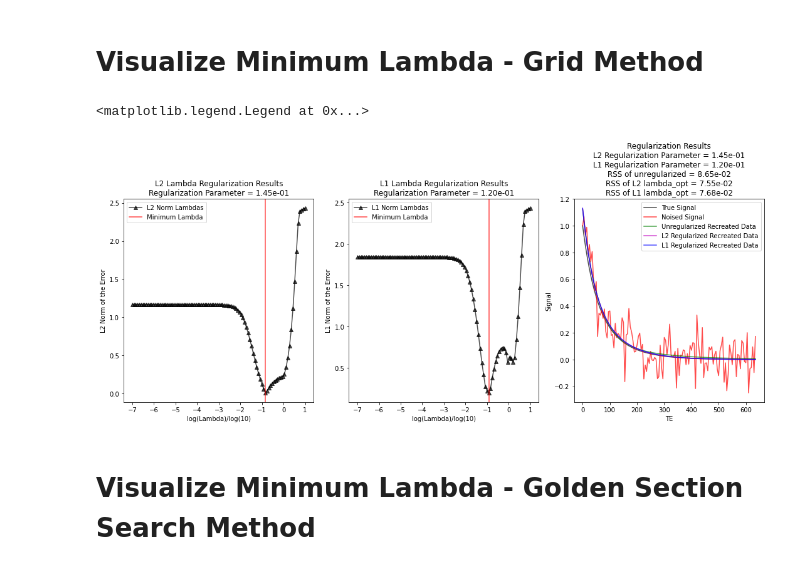
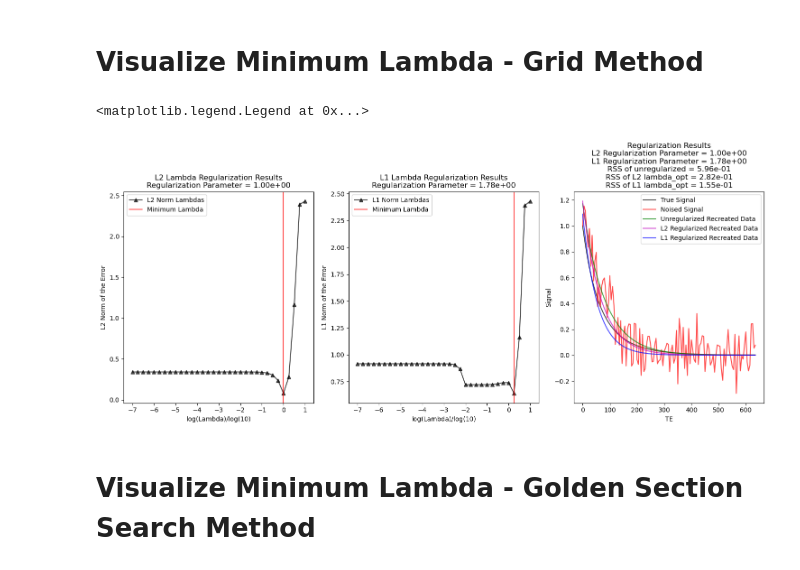
Before and after one commit to Griffin997/OptimalRegularizer, a Jupyter notebook: Generate_LambdaOpt.ipynb, the cells around one changed output. Saved outputs shown, nothing was run; the diff lists cells and outputs as text; code cells hidden in the pictures.

```diff
--- a/Generate_LambdaOpt.ipynb
+++ b/Generate_LambdaOpt.ipynb
@@ -272,8 +275,10 @@ def min_bias_estimates(c1, c2, T21, T22, n=100, lambdas = np.logspace(-7,3, 51),
     return agg_bias, agg_variance, agg_MSE, np.array(min_bias_lambdas)
 # %% [markdown]
 # Visualize Minimum Lambda - Grid Method
+# %%
+plt.style.use('default')
 # %%
-lambdas_test = np.logspace(-7, 1, 101)
+lambdas_test = np.logspace(-7, 1, 33)
 
 noise_sd = 1/10
 
@@ -304,34 +309,34 @@ fig, ax = plt.subplots(1,3,figsize=(15,6.5), tight_layout=True)
 ax[0].plot(np.log10(lambdas_test), error_array_L2, label = 'L2 Norm Lambdas', alpha = 0.7, color ='k', ls = '-', marker = '^')
 ax[0].axvline(x=np.log10(min_error_lambda_L2), label = 'Minimum Lambda', alpha = 0.7, color ='r', ls = '-')
 ax[0].set_xlabel('log(Lambda)/log(10)')
 ax[0].set_ylabel('L2 Norm of the Error')
 ax[0].set_title('L2 Lambda Regularization Results' + '\nRegularization Parameter = ' + "{:.2e}".format(min_error_lambda_L2))
 ax[0].legend()
 
 ax[1].plot(np.log10(lambdas_test), error_array_L1, label = 'L1 Norm Lambdas', alpha = 0.7, color ='k', ls = '-', marker = '^')
 ax[1].axvline(x=np.log10(min_error_lambda_L1), label = 'Minimum Lambda', alpha = 0.7, color ='r', ls = '-')
 ax[1].set_xlabel('log(Lambda)/log(10)')
 ax[1].set_ylabel('L1 Norm of the Error')
 ax[1].set_title('L1 Lambda Regularization Results' + '\nRegularization Parameter = ' + "{:.2e}".format(min_error_lambda_L1))
 ax[1].legend()
 
 
 ax[2].plot(tdata, noiseless_curve, label = 'True Signal', alpha = 0.7, color ='k', ls = '-')
 ax[2].plot(tdata, data, label = 'Noised Signal', alpha = 0.7, color ='r', ls = '-')
 ax[2].plot(tdata, unreg_curve, label = 'Unregularized Recreated Data', alpha = 0.7, color ='g', ls = '-')
 ax[2].plot(tdata, recreated_curve_L2, label = 'L2 Regularized Recreated Data', alpha = 0.7, color ='m', ls = '-')
 ax[2].plot(tdata, recreated_curve_L1, label = 'L1 Regularized Recreated Data', alpha = 0.7, color ='b', ls = '-')
 ax[2].set_xlabel('TE')
 ax[2].set_ylabel('Signal')
 ax[2].set_title('Regularization Results' + '\nL2 Regularization Parameter = ' + "{:.2e}".format(min_error_lambda_L2) +
             '\nL1 Regularization Parameter = ' + "{:.2e}".format(min_error_lambda_L1) +
             '\nRSS of unregularized = ' + "{:.2e}".format(unreg_RSS) +
             '\nRSS of L2 lambda_opt = ' + "{:.2e}".format(recreated_RSS_L2) +
             '\nRSS of L1 lambda_opt = ' + "{:.2e}".format(recreated_RSS_L1))
 ax[2].legend()
 # %% [output]
 <matplotlib.legend.Legend at 0x...>
-[figure, old version]
+[figure, new version]
 # %% [markdown]
 # Visualize Minimum Lambda - Golden Section Search Method
 # %%
```
Also changed, not shown: parts of 10 cells of this notebook.
